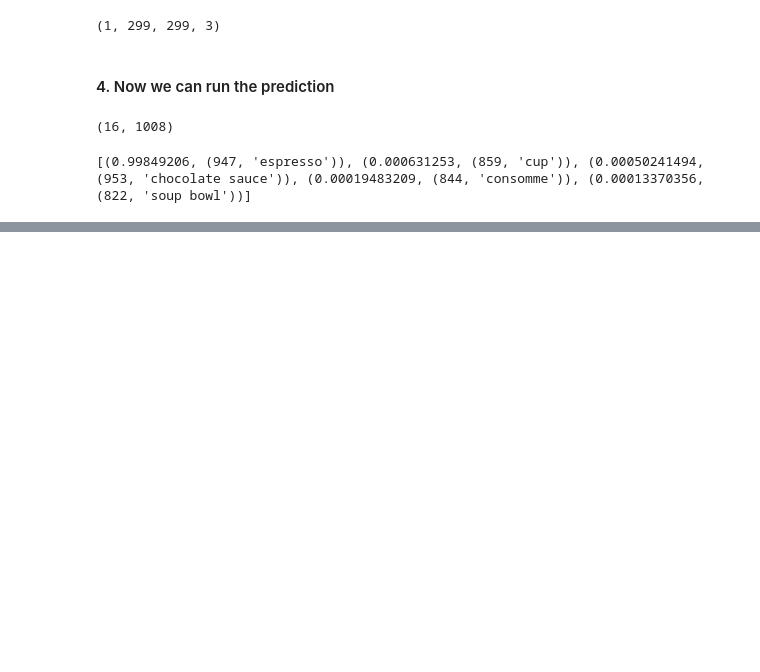
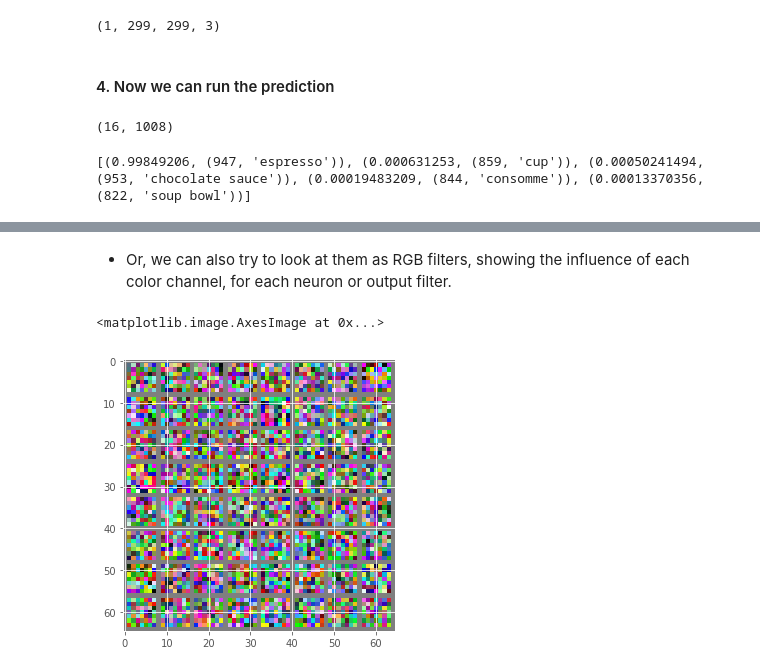
Before and after one commit to johnsonice/tensorflow, a Jupyter notebook: notebooks/4_0_deep_learning.ipynb, the cells around one changed output, grey strips where cells are left out. Drawn from its saved outputs; the diff is of its cells as text; code cells hidden in the pictures; blank space fills up the shorter version.

```diff
--- a/notebooks/4_0_deep_learning.ipynb
+++ b/notebooks/4_0_deep_learning.ipynb
@@ -149,0 +168,10 @@ print([(res[idx], net['labels'][idx]) for idx in res.argsort()[-5:][::-1]])
+# %% [markdown]
+- Or, we can also try to look at them as RGB filters, showing the influence of each color channel, for each neuron or output filter.
+# %%
+Ws = [utils.montage_filters(W_eval[:, :, [i], :]) for i in range(3)]
+Ws = np.rollaxis(np.array(Ws), 0, 3)   ## make a 3 element list into an array
+plt.figure(figsize=(5,5))
+plt.imshow(Ws, interpolation='nearest')
+# %% [output]
+<matplotlib.image.AxesImage at 0x...>
+[figure, added]
```
Also changed, not shown: parts of 26 cells of this notebook, 1 other file.
